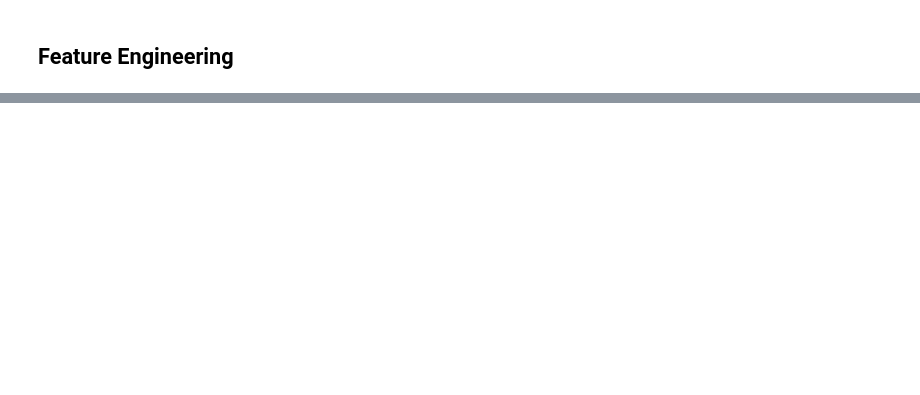
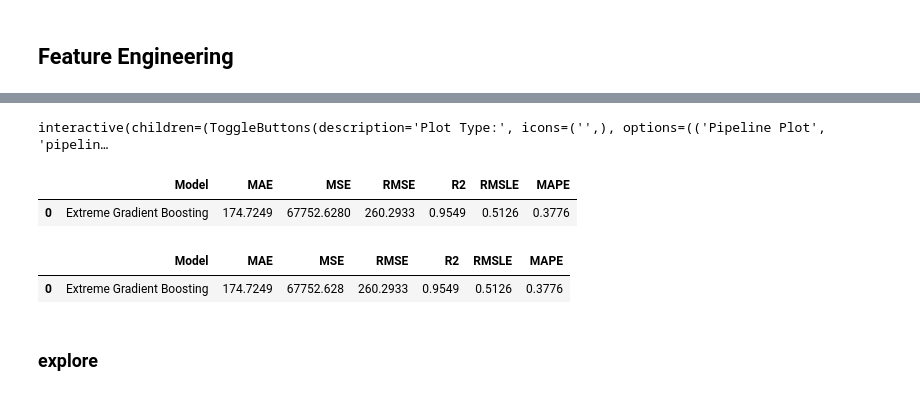
Before and after one commit to bicdev/tcc, a Jupyter notebook: notebooks/bike_demand_prediction.ipynb, the cells around one changed output, grey strips where cells are left out. Cells and saved outputs as stored; diff of their text form; code cells hidden in the pictures; blank space fills up the shorter version.

```diff
--- a/notebooks/bike_demand_prediction.ipynb
+++ b/notebooks/bike_demand_prediction.ipynb
@@ -367,0 +575,17 @@ interactive(children=(ToggleButtons(description='Plot Type:', icons=('',), optio
+# %%
+evaluate_model(tuned_model)
+# %% [output]
+interactive(children=(ToggleButtons(description='Plot Type:', icons=('',), options=(('Pipeline Plot', 'pipelin…
+# %%
+predictions = predict_model(tuned_model)
+# %% [output]
+|  | Model | MAE | MSE | RMSE | R2 | RMSLE | MAPE |
+| 0 | Extreme Gradient Boosting | 174.7249 | 67752.6280 | 260.2933 | 0.9549 | 0.5126 | 0.3776 |
+# %%
+metrics = pull()
+metrics
+# %% [output]
+|  | Model | MAE | MSE | RMSE | R2 | RMSLE | MAPE |
+| 0 | Extreme Gradient Boosting | 174.7249 | 67752.628 | 260.2933 | 0.9549 | 0.5126 | 0.3776 |
+# %% [markdown]
+### explore
```
Also changed, not shown: parts of 99 cells of this notebook, 1 other file.
